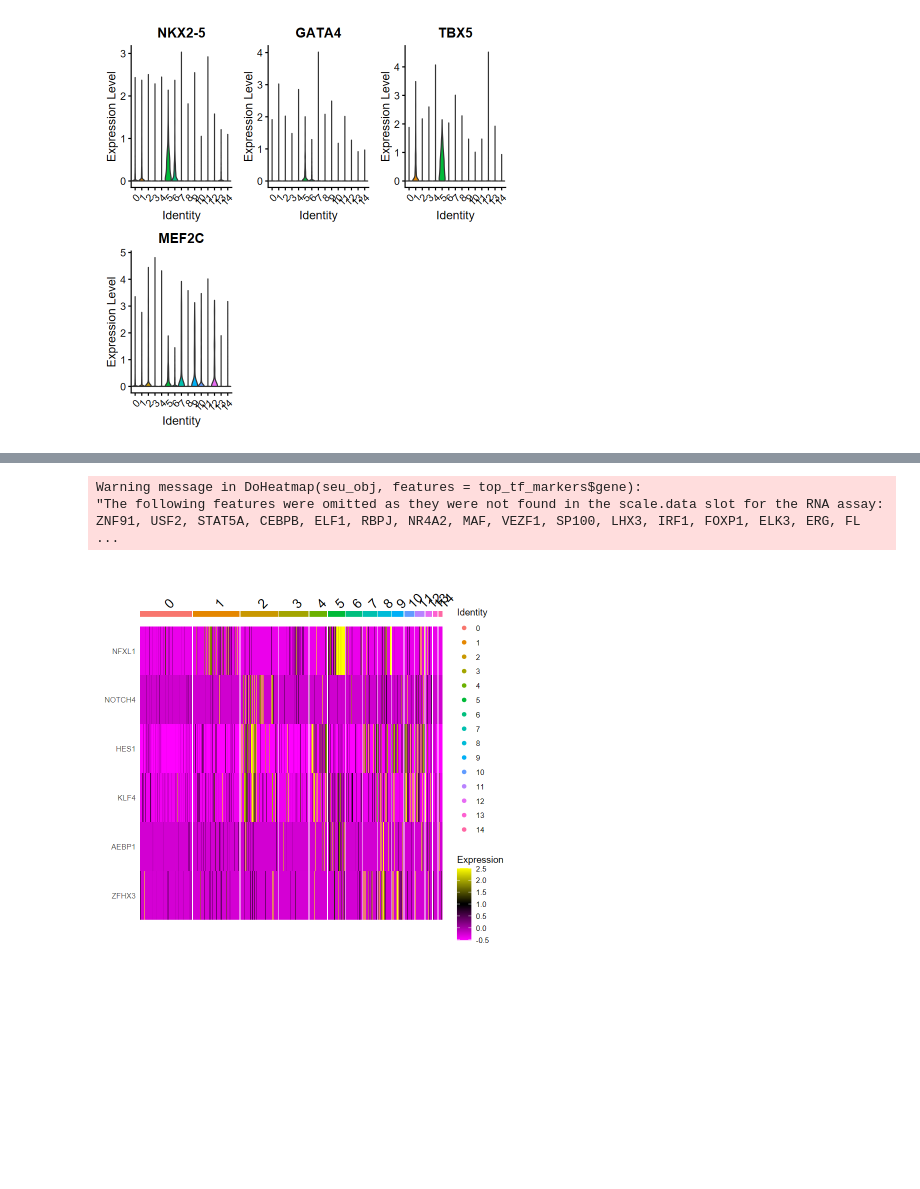
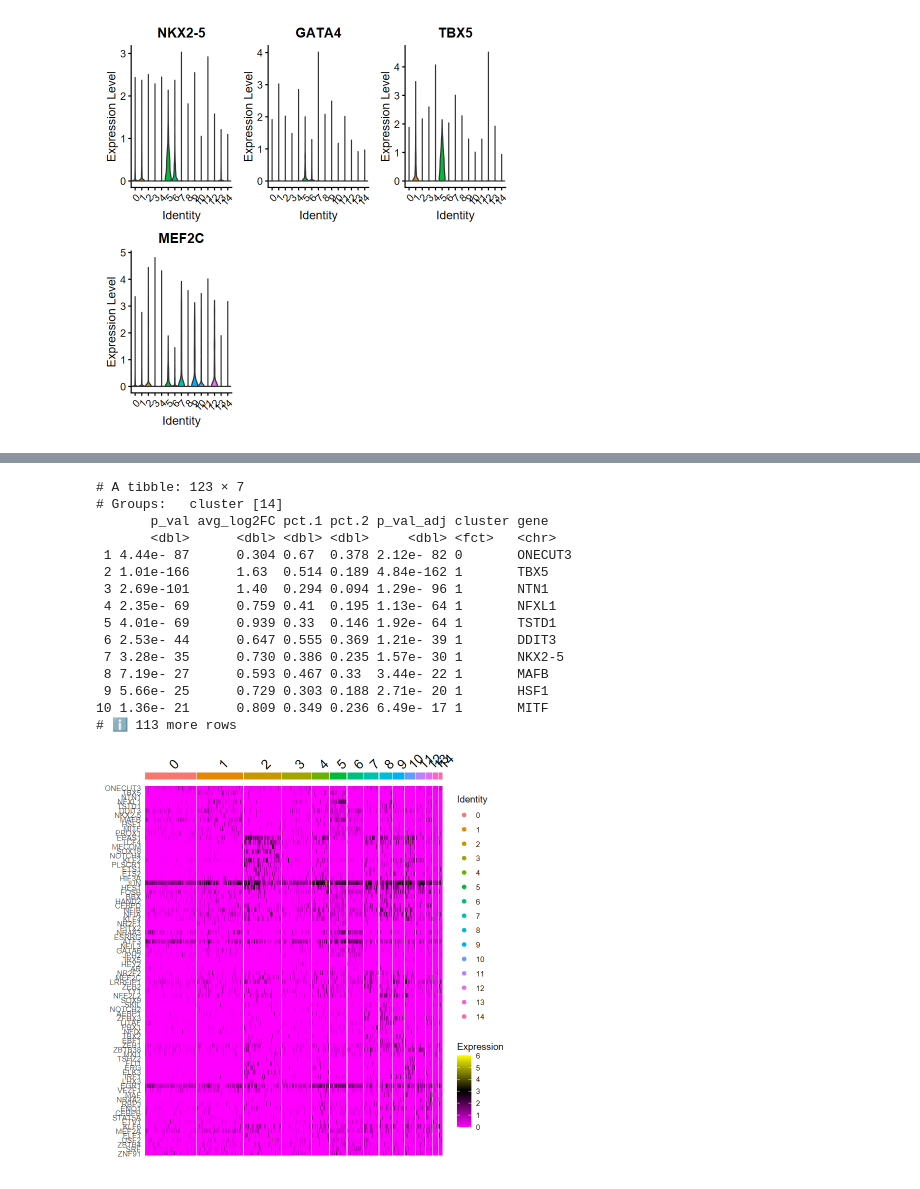
Before and after one commit to meshik/bioinformatics-code-hub, a Jupyter notebook: single-cell/transcription factor analysis/r.ipynb, the cells around one changed output, grey strips where cells are left out. Cells and saved outputs as stored; diff of their text form; code cells hidden in the pictures; blank space fills up the shorter version.

```diff
--- a/single-cell/transcription factor analysis/r.ipynb
+++ b/single-cell/transcription factor analysis/r.ipynb
@@ -127,3 +146,19 @@ Calculating cluster 14
+# %%
+library(biomaRt)
+
+# Connect to the Ensembl BioMart database
+mart <- useMart("ensembl", dataset = "hsapiens_gene_ensembl")
+
+# Retrieve protein-coding genes associated with the GO term for DNA-binding transcription factor activity
+tf_data <- getBM(
+  attributes = c("hgnc_symbol", "gene_biotype"),
+  filters = "go",
+  values = "GO:0003700",
+  mart = mart
+)
+
+# Filter to include only protein-coding genes
+tf_genes <- unique(tf_data$hgnc_symbol[tf_data$gene_biotype == "protein_coding"])
 # %%
 # Get TFs - GO term "DNA-binding transcription factor activity"
 tf_ids <- AnnotationDbi::select(org.Hs.eg.db,
@@ -132,8 +167,20 @@ tf_ids <- AnnotationDbi::select(org.Hs.eg.db,
   keytype = "GOALL"
 )
 
-# Extract unique transcription factor genes
-tf_genes <- unique(tf_ids$SYMBOL)
+# # Extract unique transcription factor genes
+# tf_genes <- unique(tf_ids$SYMBOL)
 
 # Filter markers to include only transcription factors
-tf_markers <- heart_markers %>% filter(gene %in% tf_genes)
+tf_markers <- heart_markers %>%
+  filter(gene %in% tf_genes)
+
+#TODO: it seems this previous line is allowing multiple substrings of a gene to be associated with a longer name.
+# For example, "NKX2-5" is associated with "NKX2-5" and "NKX2-5-AS1".
+
+print(head(tf_genes))
+print(head(tf_markers))
+print(nrow(tf_markers))
+
+# print out if the Seurat data has in it's scaled data all of these gene names
+print(sum(tf_markers$gene %in% rownames(seu_obj@assays$RNA$data)))
+print(sum(tf_markers$gene %in% rownames(seu_obj@assays$RNA$scale.data)))
@@ -140,12 +199,28 @@ tf_markers <- heart_markers %>% filter(gene %in% tf_genes)
 # %%
 # Select top transcription factors per cluster
 top_tf_markers <- tf_markers %>%
   group_by(cluster) %>%
-  top_n(n = 20, wt = avg_log2FC)
+  top_n(n = 10, wt = avg_log2FC)
+
+print(top_tf_markers)
 
 # Heatmap of top transcription factors
-DoHeatmap(seu_obj, features = top_tf_markers$gene)
+#TODO: this should use the scaled data, but genes are missing from there
+DoHeatmap(seu_obj, features = top_tf_markers$gene, slot = "data")
 # %% [output]
-Warning message in DoHeatmap(seu_obj, features = top_tf_markers$gene):
-"The following features were omitted as they were not found in the scale.data slot for the RNA assay: ZNF91, USF2, STAT5A, CEBPB, ELF1, RBPJ, NR4A2, MAF, VEZF1, SP100, LHX3, IRF1, FOXP1, ELK3, ERG, FL ...
+# A tibble: 123 × 7
+# Groups:   cluster [14]
+       p_val avg_log2FC pct.1 pct.2 p_val_adj cluster gene
+       <dbl>      <dbl> <dbl> <dbl>     <dbl> <fct>   <chr>
+ 1 4.44e- 87      0.304 0.67  0.378 2.12e- 82 0       ONECUT3
+ 2 1.01e-166      1.63  0.514 0.189 4.84e-162 1       TBX5
+ 3 2.69e-101      1.40  0.294 0.094 1.29e- 96 1       NTN1
+ 4 2.35e- 69      0.759 0.41  0.195 1.13e- 64 1       NFXL1
+ 5 4.01e- 69      0.939 0.33  0.146 1.92e- 64 1       TSTD1
+ 6 2.53e- 44      0.647 0.555 0.369 1.21e- 39 1       DDIT3
+ 7 3.28e- 35      0.730 0.386 0.235 1.57e- 30 1       NKX2-5
+ 8 7.19e- 27      0.593 0.467 0.33  3.44e- 22 1       MAFB
+ 9 5.66e- 25      0.729 0.303 0.188 2.71e- 20 1       HSF1
+10 1.36e- 21      0.809 0.349 0.236 6.49e- 17 1       MITF
+# ℹ 113 more rows
-[figure, old version]
+[figure, new version]
```
Also changed, not shown: parts of 7 cells of this notebook, 1 other file.
